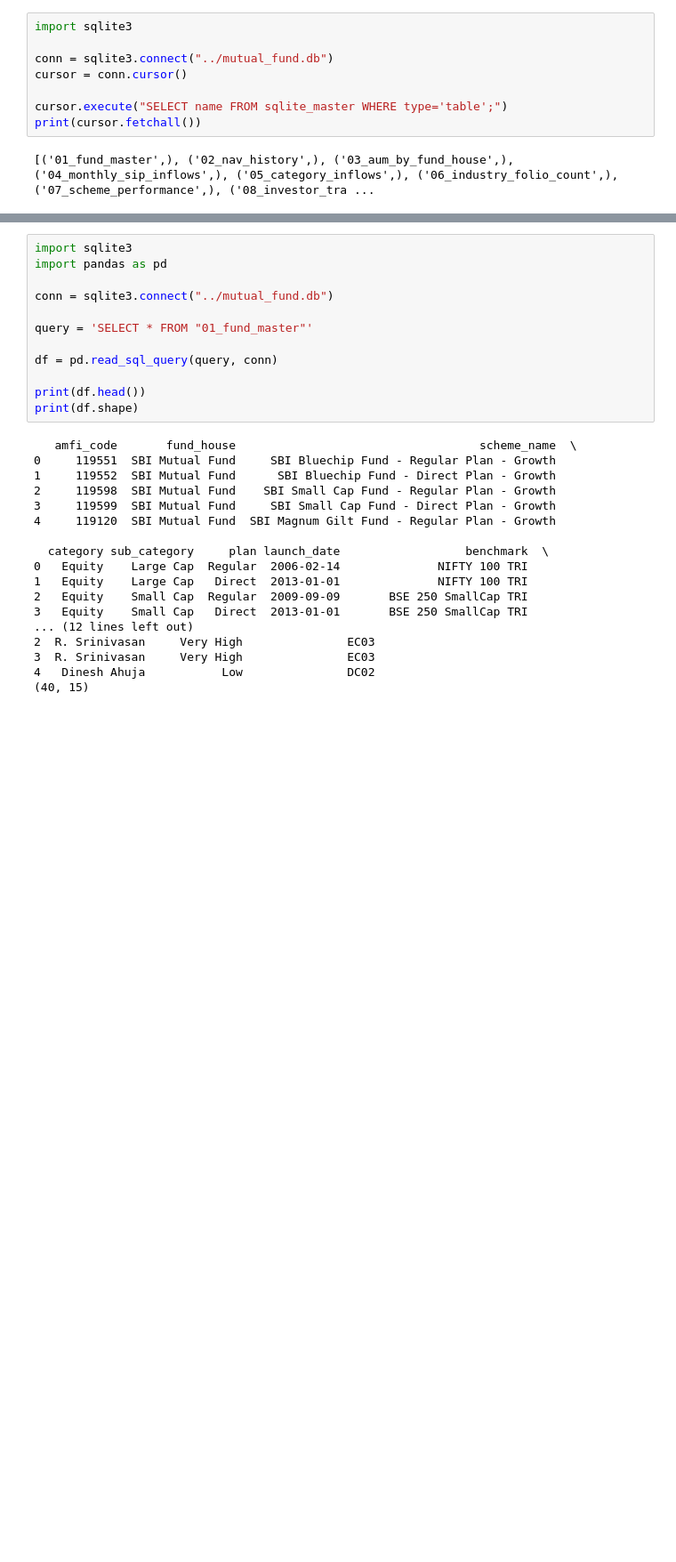
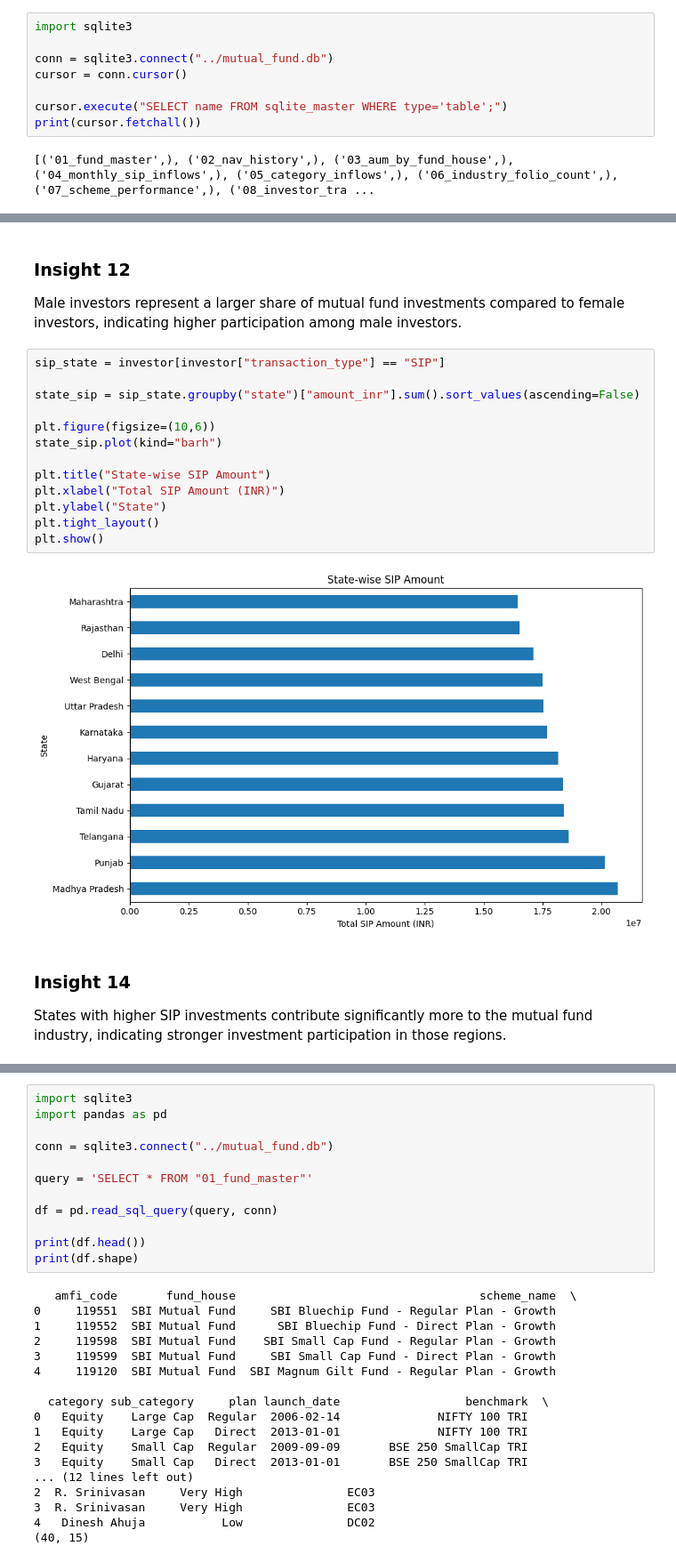
Before and after one commit to singhradhika26986-ops/capstone-mutual-fund-analytics, a Jupyter notebook: notebooks/eda_analysis.ipynb, the cells around one changed output, grey strips where cells are left out. Shown at 89% size. Drawn from its saved outputs; the diff is of its cells as text; blank space fills up the shorter version.

```diff
--- a/notebooks/eda_analysis.ipynb
+++ b/notebooks/eda_analysis.ipynb
@@ -38,0 +74,23 @@ print(cursor.fetchall())
+# %% [markdown]
+### Insight 12
+
+Male investors represent a larger share of mutual fund investments compared to female investors, indicating higher participation among male investors.
+# %%
+sip_state = investor[investor["transaction_type"] == "SIP"]
+
+state_sip = sip_state.groupby("state")["amount_inr"].sum().sort_values(ascending=False)
+
+plt.figure(figsize=(10,6))
+state_sip.plot(kind="barh")
+
+plt.title("State-wise SIP Amount")
+plt.xlabel("Total SIP Amount (INR)")
+plt.ylabel("State")
+plt.tight_layout()
+plt.show()
+# %% [output]
+[figure, added]
+# %% [markdown]
+### Insight 14
+
+States with higher SIP investments contribute significantly more to the mutual fund industry, indicating stronger investment participation in those regions.
```
Also changed, not shown: parts of 12 cells of this notebook.
